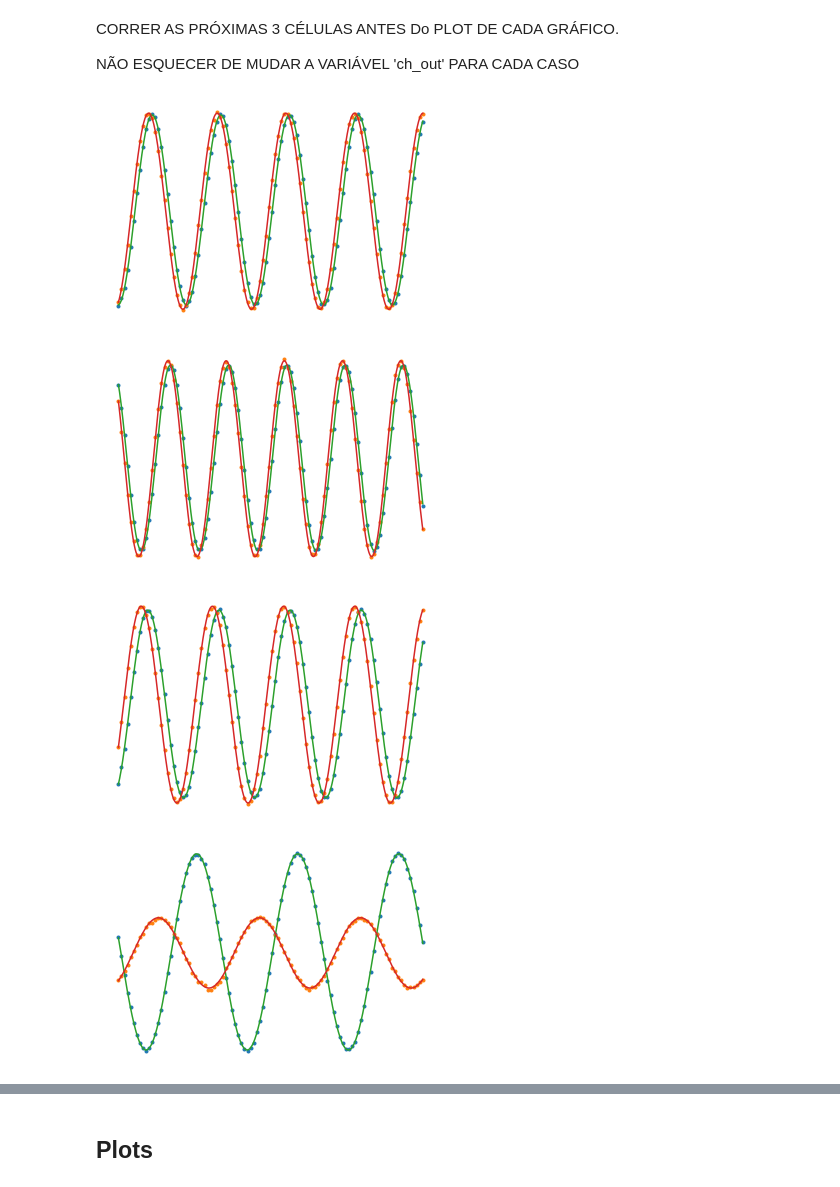
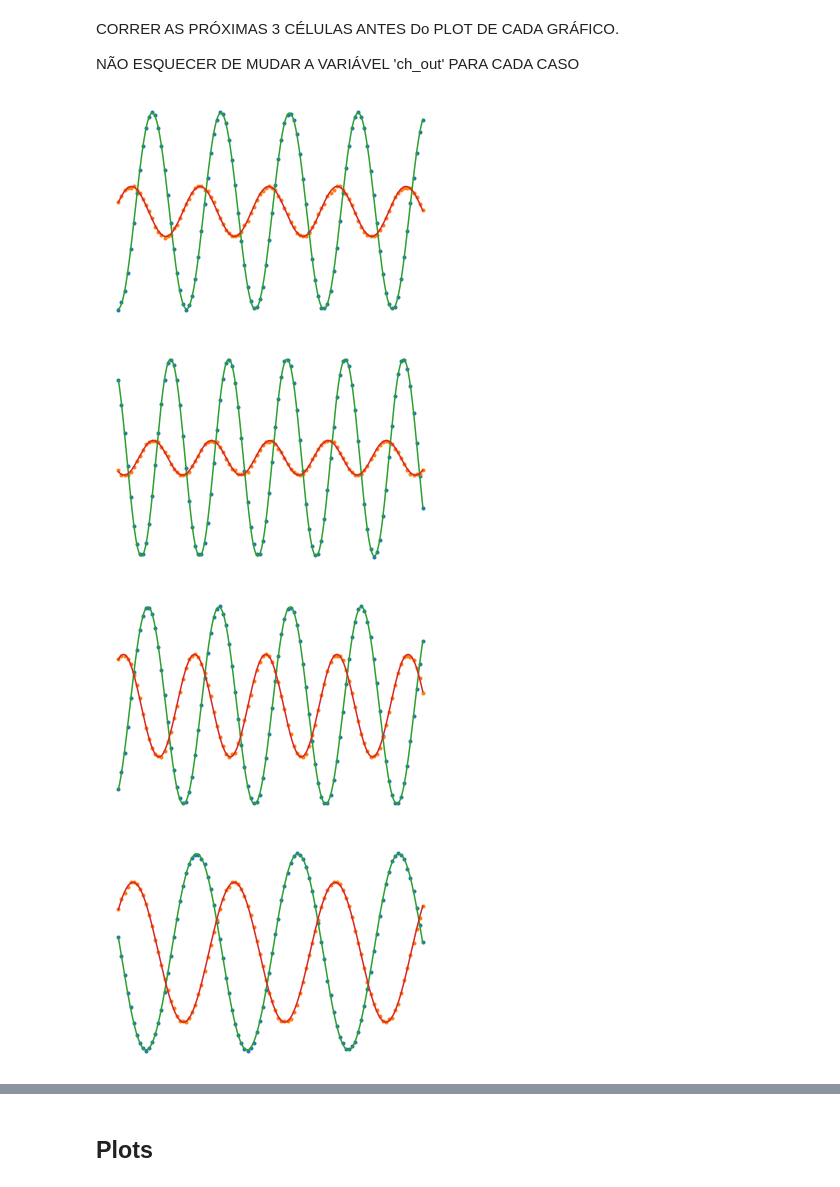
Before and after one commit to AthomsG/EGer, a Jupyter notebook: LAB1/LAB - 1.ipynb, the cells around one changed output, grey strips where cells are left out. Saved outputs shown, nothing was run; the diff lists cells and outputs as text; code cells hidden in the pictures.

Commit message:
Atualizei o script para fazer os plots da 2ª sessão

```diff
--- a/LAB1/LAB - 1.ipynb
+++ b/LAB1/LAB - 1.ipynb
@@ -98,7 +107,7 @@ CORRER AS PRÓXIMAS 3 CÉLULAS ANTES Do PLOT DE CADA GRÁFICO.
 
 NÃO ESQUECER DE MUDAR A VARIÁVEL 'ch_out' PARA CADA CASO
 # %%
-path = '/Users/thomasgaehtgens/Downloads/DADOS GRUPO 7 6a.xlsx'
+path = '/Users/thomasgaehtgens/BIBLIOTECA/MEFT/EG/LABS/LAB - 1/DADOS/DADOS GRUPO 7 6a.xlsx'
 
 db     = pd.ExcelFile(path)
 sheets = dict() #DICIONÁRIO COM AS FOLHAS
@@ -117,33 +126,33 @@ for freq in sheet_names:
         freqs.append(float(freq))
 # %%
 ch_in  = 'CHAN1'
-ch_out = 'CHAN2'
+ch_out = 'CHAN3'
 
 AMPS   = list()
 i=0
 for freq in db.sheet_names:
     fig = plt.figure()
     plt.axis(False)
 
     data = sheets[freq]
 
     popti, pcov = curve_fit(fit_func, data['Time (Secs)'], data[ch_in] , p0=[0.5, 6*freqs[i], 0, 0])
     popto, pcov = curve_fit(fit_func, data['Time (Secs)'], data[ch_out], p0=[0.5, 6*freqs[i], 0, 0])
 
     plt.plot(data['Time (Secs)'], data[ch_in] , '.', label=ch_in )
     plt.plot(data['Time (Secs)'], data[ch_out], '.', label=ch_out)
 
     db_time = list(data['Time (Secs)'])
     time = np.linspace(db_time[0], db_time[-1], 1000)
 
     plt.plot(time, fit_func(time, popti[0], popti[1], popti[2], popti[3]))
     plt.plot(time, fit_func(time, popto[0], popto[1], popto[2], popto[3]))
 
     AMPS.append(abs(popti[0])/abs(popto[0]))
 
     i += 1
 # %% [output]
-[figure, old version]
+[figure, new version]
-[figure, old version]
+[figure, new version]
-[figure, old version]
+[figure, new version]
-[figure, old version]
+[figure, new version]
```
Also changed, not shown: parts of 34 cells of this notebook.
